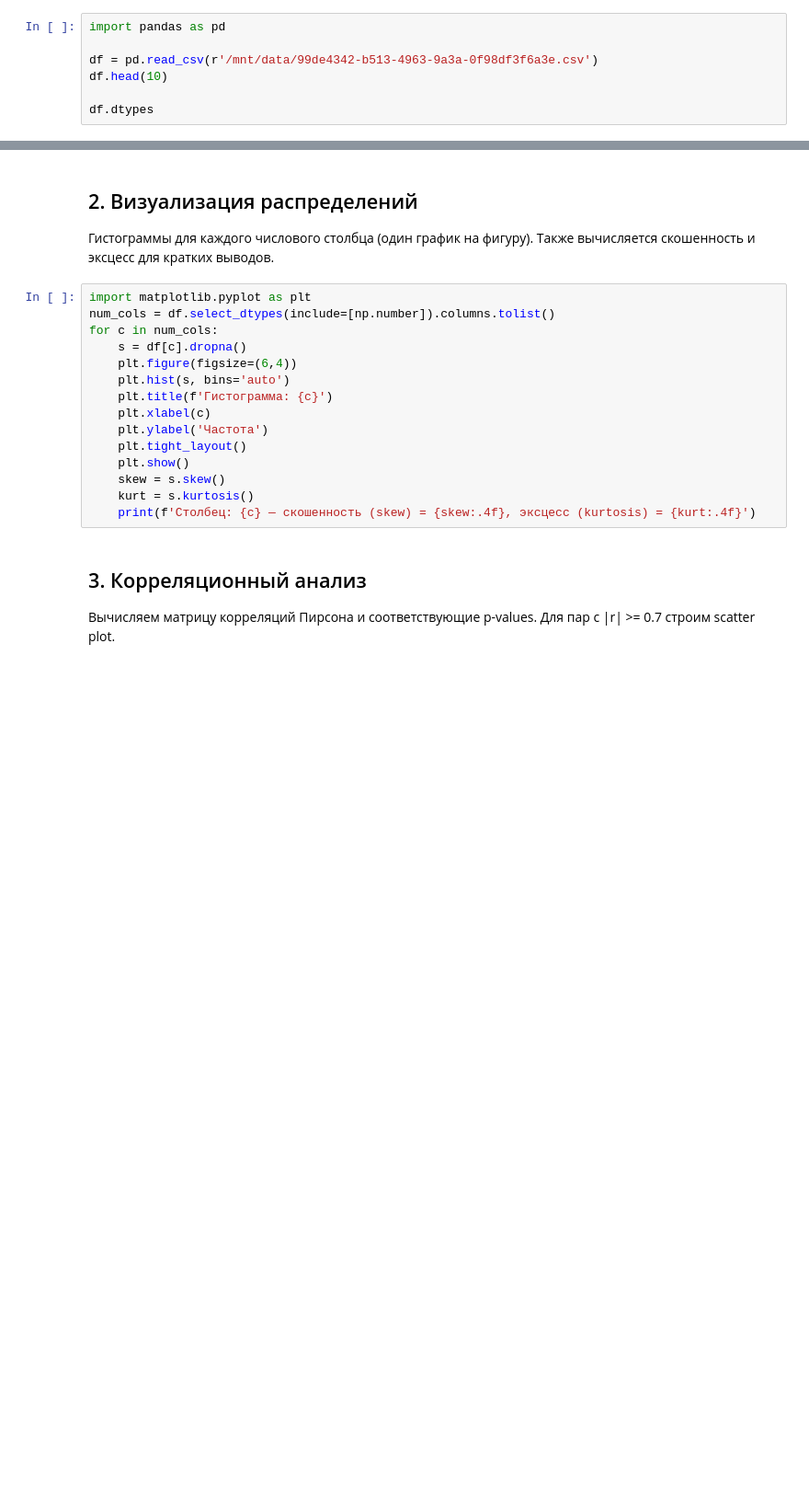
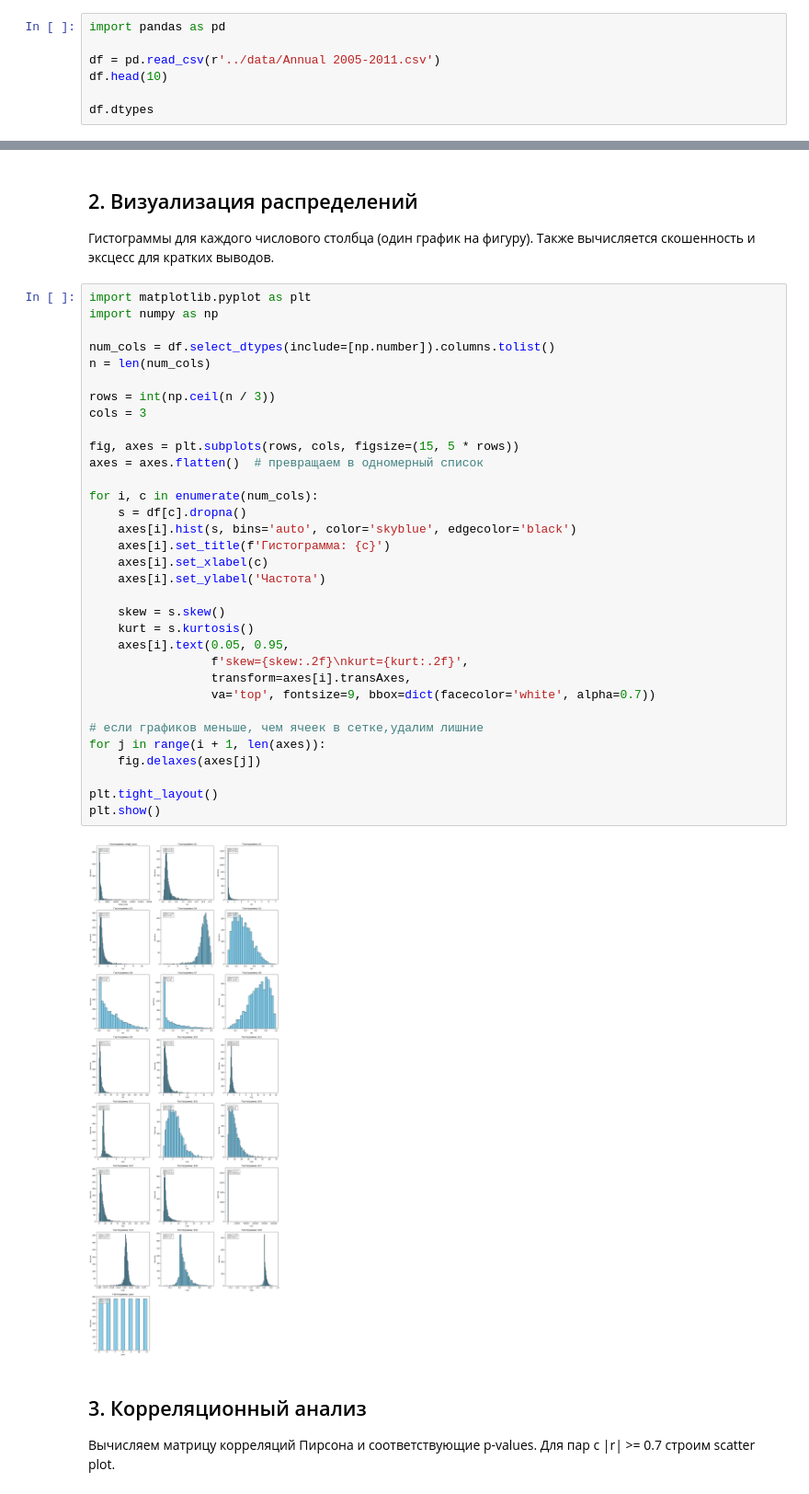
Before and after one commit to poluzerovT/daefi, a Jupyter notebook: Zaretski/lab1.ipynb, the cells around one changed output, grey strips where cells are left out. Shown: that part at 92% size. Cells and saved outputs as stored; diff of their text form; blank space fills up the shorter version.

```diff
--- a/Zaretski/lab1.ipynb
+++ b/Zaretski/lab1.ipynb
@@ -11,7 +11,7 @@
 # %%
 import pandas as pd
 
-df = pd.read_csv(r'/mnt/data/99de4342-b513-4963-9a3a-0f98df3f6a3e.csv')
+df = pd.read_csv(r'../data/Annual 2005-2011.csv')
 df.head(10)
 
 df.dtypes
@@ -46,19 +82,39 @@ res.round(6)
 Гистограммы для каждого числового столбца (один график на фигуру). Также вычисляется скошенность и эксцесс для кратких выводов.
 # %%
 import matplotlib.pyplot as plt
+import numpy as np
+
 num_cols = df.select_dtypes(include=[np.number]).columns.tolist()
-for c in num_cols:
+n = len(num_cols)
+
+rows = int(np.ceil(n / 3))
+cols = 3
+
+fig, axes = plt.subplots(rows, cols, figsize=(15, 5 * rows))
+axes = axes.flatten()  # превращаем в одномерный список
+
+for i, c in enumerate(num_cols):
     s = df[c].dropna()
-    plt.figure(figsize=(6,4))
-    plt.hist(s, bins='auto')
-    plt.title(f'Гистограмма: {c}')
-    plt.xlabel(c)
-    plt.ylabel('Частота')
-    plt.tight_layout()
-    plt.show()
+    axes[i].hist(s, bins='auto', color='skyblue', edgecolor='black')
+    axes[i].set_title(f'Гистограмма: {c}')
+    axes[i].set_xlabel(c)
+    axes[i].set_ylabel('Частота')
+
     skew = s.skew()
     kurt = s.kurtosis()
-    print(f'Столбец: {c} — скошенность (skew) = {skew:.4f}, эксцесс (kurtosis) = {kurt:.4f}')
+    axes[i].text(0.05, 0.95,
+                 f'skew={skew:.2f}\nkurt={kurt:.2f}',
+                 transform=axes[i].transAxes,
+                 va='top', fontsize=9, bbox=dict(facecolor='white', alpha=0.7))
+
+# если графиков меньше, чем ячеек в сетке,удалим лишние
+for j in range(i + 1, len(axes)):
+    fig.delaxes(axes[j])
+
+plt.tight_layout()
+plt.show()
+# %% [output]
+[figure, added]
 # %% [markdown]
 ## 3. Корреляционный анализ
 
```
Also changed, not shown: parts of 5 cells of this notebook.
